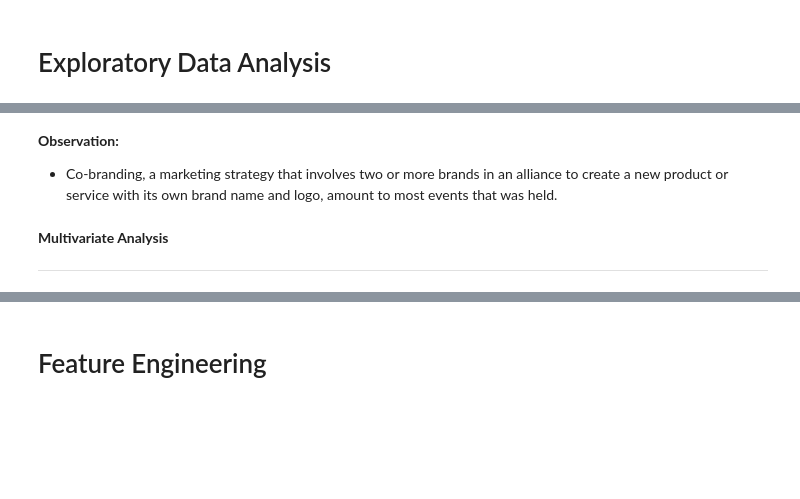
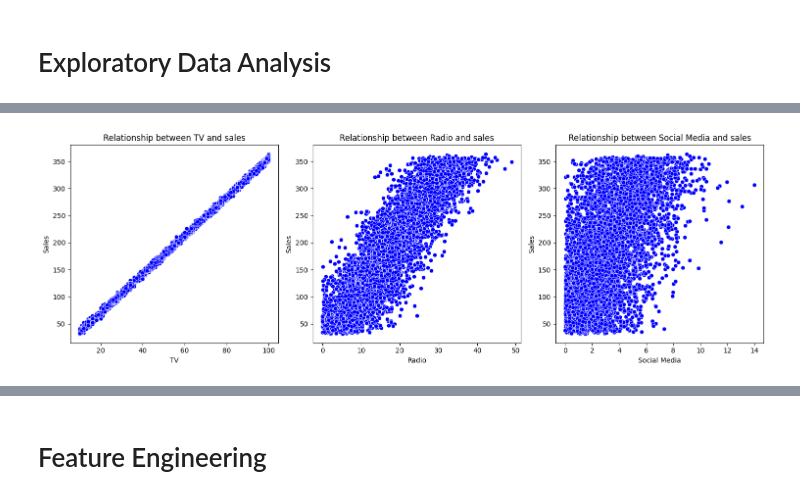
Before and after one commit to Tshifhumulo10/Martketing-Analysis-and-Revenue-Prediction, a Jupyter notebook: Martketing_Analysis_and_Revenue_Prediction.ipynb, the cells around one changed output, grey strips where cells are left out. Saved outputs shown, nothing was run; the diff lists cells and outputs as text; code cells hidden in the pictures; blank space fills up the shorter version.

```diff
--- a/Martketing_Analysis_and_Revenue_Prediction.ipynb
+++ b/Martketing_Analysis_and_Revenue_Prediction.ipynb
@@ -172,8 +84,19 @@ plt.show()
-# %% [markdown]
-**Observation:**
-
-- Co-branding, a marketing strategy that involves two or more brands in an alliance to create a new product or service with its own brand name and logo, amount to most events that was held.
-# %% [markdown]
-**Multivariate Analysis**
-
----
+# %%
+# Setting up the subplots
+fig, axes = plt.subplots(1, 3, figsize=(15, 5))  # 1 row, 3 columns
+
+columns=['TV', 'Radio', 'Social Media']
+# Creating scatter plots in each subplot
+for i, column in enumerate(columns):
+    sns.scatterplot(x=df[column], y=df['Sales'], ax=axes[i], color='blue', marker='o')
+    axes[i].set_xlabel(column)
+    axes[i].set_ylabel('Sales')
+    axes[i].set_title(f'Relationship between {column} and sales')
+
+# Adjusting layout
+plt.tight_layout()
+
+# Showing the plots
+plt.show()
+# %% [output]
+[figure, added]
```
Also changed, not shown: parts of 57 cells of this notebook, 2 other files.
